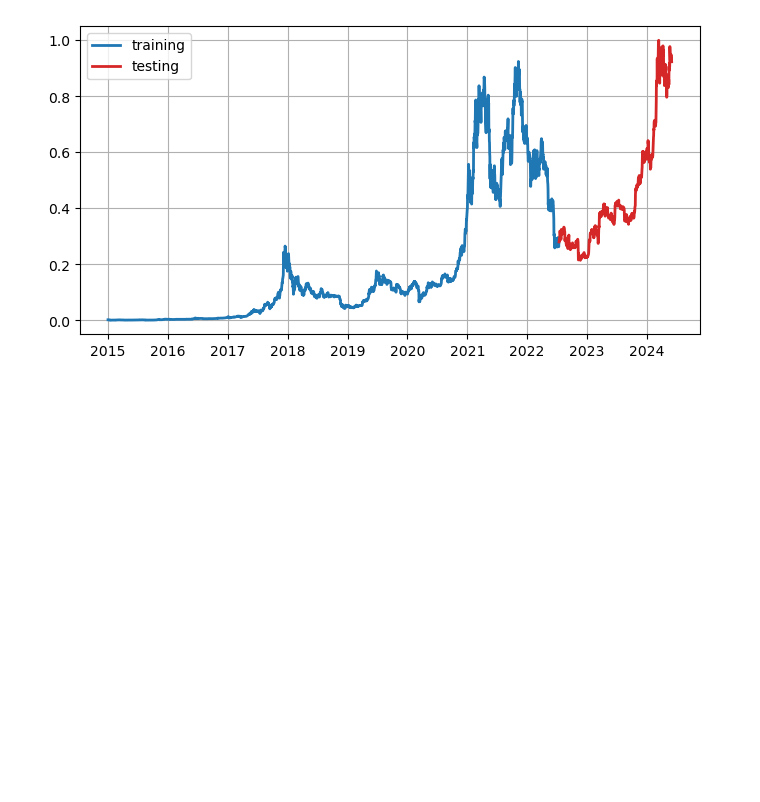
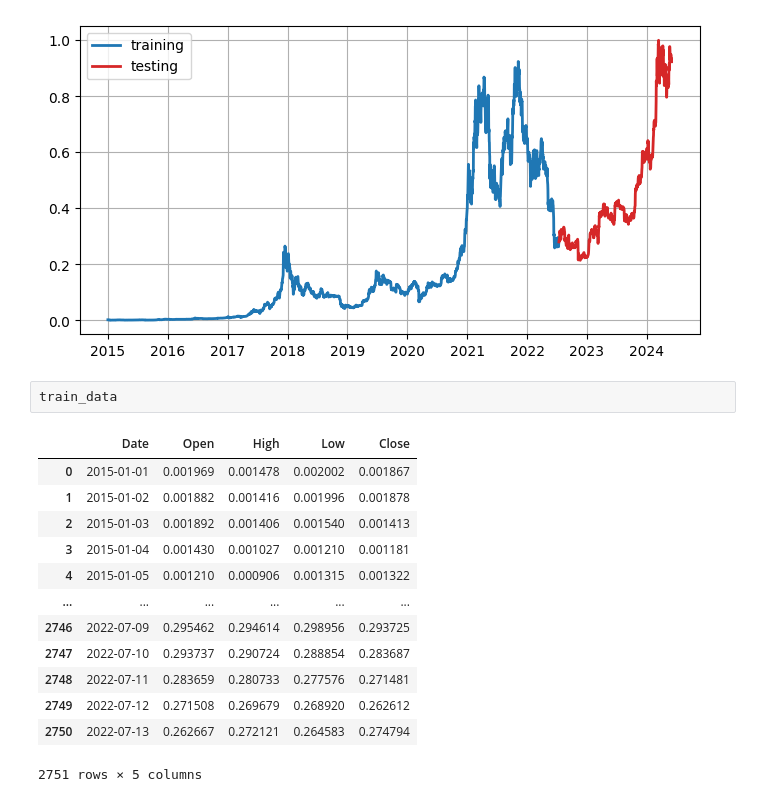
Before and after one commit to kusin/bahan-ajar-ML, a Jupyter notebook: Pertemuan 4 - Teknik Praproses Data/Preprocessing - cryptocurrency.ipynb, the cells around one changed output. Cells and saved outputs as stored; diff of their text form; blank space fills up the shorter version.

```diff
--- a/Pertemuan 4 - Teknik Praproses Data/Preprocessing - cryptocurrency.ipynb
+++ b/Pertemuan 4 - Teknik Praproses Data/Preprocessing - cryptocurrency.ipynb
@@ -174,3 +174,19 @@ ax.grid(True)
 plt.show()
 # %% [output]
 [figure]
+# %%
+train_data
+# %% [output]
+|  | Date | Open | High | Low | Close |
+| 0 | 2015-01-01 | 0.001969 | 0.001478 | 0.002002 | 0.001867 |
+| 1 | 2015-01-02 | 0.001882 | 0.001416 | 0.001996 | 0.001878 |
+| 2 | 2015-01-03 | 0.001892 | 0.001406 | 0.001540 | 0.001413 |
+| 3 | 2015-01-04 | 0.001430 | 0.001027 | 0.001210 | 0.001181 |
+| 4 | 2015-01-05 | 0.001210 | 0.000906 | 0.001315 | 0.001322 |
+| ... | ... | ... | ... | ... | ... |
+| 2746 | 2022-07-09 | 0.295462 | 0.294614 | 0.298956 | 0.293725 |
+| 2747 | 2022-07-10 | 0.293737 | 0.290724 | 0.288854 | 0.283687 |
+| 2748 | 2022-07-11 | 0.283659 | 0.280733 | 0.277576 | 0.271481 |
+| 2749 | 2022-07-12 | 0.271508 | 0.269679 | 0.268920 | 0.262612 |
+| 2750 | 2022-07-13 | 0.262667 | 0.272121 | 0.264583 | 0.274794 |
+2751 rows × 5 columns
```
Also changed, not shown: parts of 3 cells of this notebook, 1 other file.
